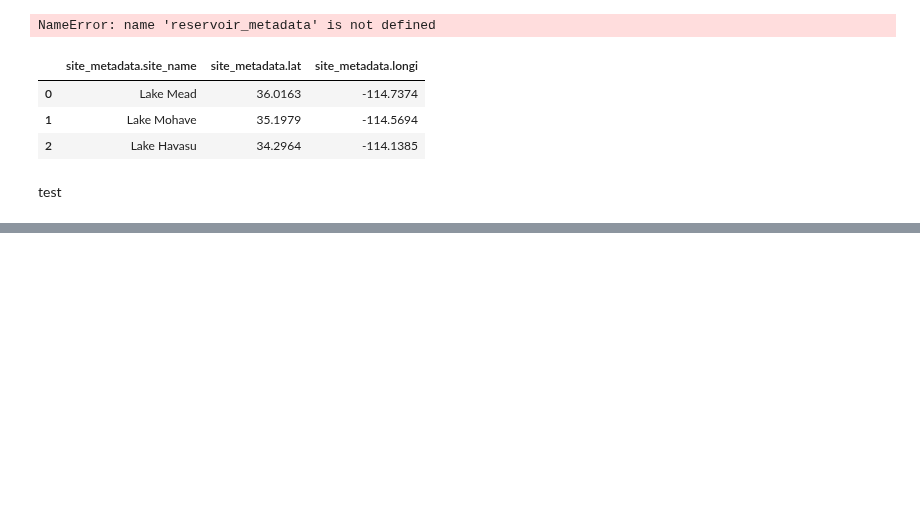
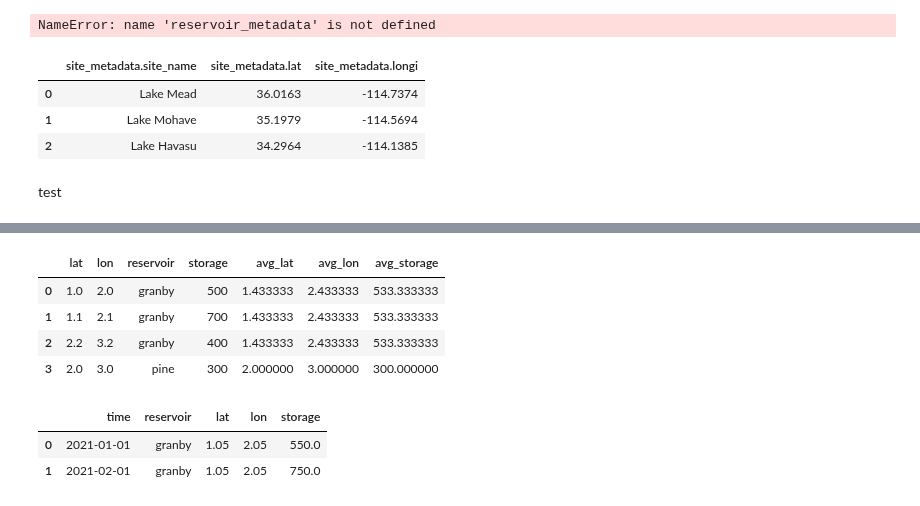
Before and after one commit to uwescience/DSSG2023-Groundwater, a Jupyter notebook: Snippets/yuanninghuang/read_surfacewater_lowercrb.ipynb, the cells around one changed output, grey strips where cells are left out. Drawn from its saved outputs; the diff is of its cells as text; code cells hidden in the pictures; blank space fills up the shorter version.

```diff
--- a/Snippets/yuanninghuang/read_surfacewater_lowercrb.ipynb
+++ b/Snippets/yuanninghuang/read_surfacewater_lowercrb.ipynb
@@ -94,3 +94,24 @@ reservoir_info
 | 2 | Lake Havasu | 34.2964 | -114.1385 |
 # %% [markdown]
 test
+# %%
+import pandas as pd
+# Sample data
+data = {
+    'lat': [1.0, 1.1, 2.0, 2.2],
+    'lon': [2.0, 2.1, 3.0, 3.2],
+    'reservoir': ['granby', 'granby', 'pine', 'granby'],
+    'storage': [500, 700, 300, 400]
+}
+# Creating the DataFrame
+df = pd.DataFrame(data)
+# Group by 'reservoir' and calculate the average for each column
+grouped = df.groupby('reservoir').agg({
+    'lat': 'mean',
+    'lon': 'mean',
+    'storage': 'mean'
+}).reset_index()
+# Merge the aggregated data with the original DataFrame on 'reservoir'
+result_df = df.merge(grouped, on='reservoir', suffixes=('', '_avg'))
+# Rename the columns with averaged values
+result_df.rename(columns={'lat_avg': 'avg_lat', 'lon_avg': 'avg_lon', 'storage_avg': 'avg_storage'}, inplace=True)
@@ -96,0 +126,38 @@ test
+# %%
+result_df
+# %% [output]
+|  | lat | lon | reservoir | storage | avg_lat | avg_lon | avg_storage |
+| 0 | 1.0 | 2.0 | granby | 500 | 1.433333 | 2.433333 | 533.333333 |
+| 1 | 1.1 | 2.1 | granby | 700 | 1.433333 | 2.433333 | 533.333333 |
+| 2 | 2.2 | 3.2 | granby | 400 | 1.433333 | 2.433333 | 533.333333 |
+| 3 | 2.0 | 3.0 | pine | 300 | 2.000000 | 3.000000 | 300.000000 |
+# %%
+import pandas as pd
+# Sample data
+data = {
+    'time': ['2021-01', '2021-01', '2021-02', '2021-02'],
+    'lat': [1.0, 1.1, 1.0, 1.1],
+    'lon': [2.0, 2.1, 2.0, 2.1],
+    'reservoir': ['granby', 'granby', 'granby', 'granby'],
+    'storage': [500, 600, 700, 800]
+}
+# Creating the DataFrame
+df = pd.DataFrame(data)
+df['time'] = pd.to_datetime(df['time'])
+# Group by 'time' and 'reservoir' and calculate the average for each column
+grouped = df.groupby(['time', 'reservoir']).agg({
+    'lat': 'mean',
+    'lon': 'mean',
+    'storage': 'mean'
+
+}).reset_index()
+# Drop the 'reservoir' column since it's not needed in the final result
+# grouped.drop('reservoir', axis=1, inplace=True)
+# Rename the columns
+grouped.rename(columns={'lat': 'lat', 'lon': 'lon', 'storage': 'storage'}, inplace=True)
+
+grouped
+# %% [output]
+|  | time | reservoir | lat | lon | storage |
+| 0 | 2021-01-01 | granby | 1.05 | 2.05 | 550.0 |
+| 1 | 2021-02-01 | granby | 1.05 | 2.05 | 750.0 |
```
Also changed, not shown: parts of 2 cells of this notebook, 2 other files.
